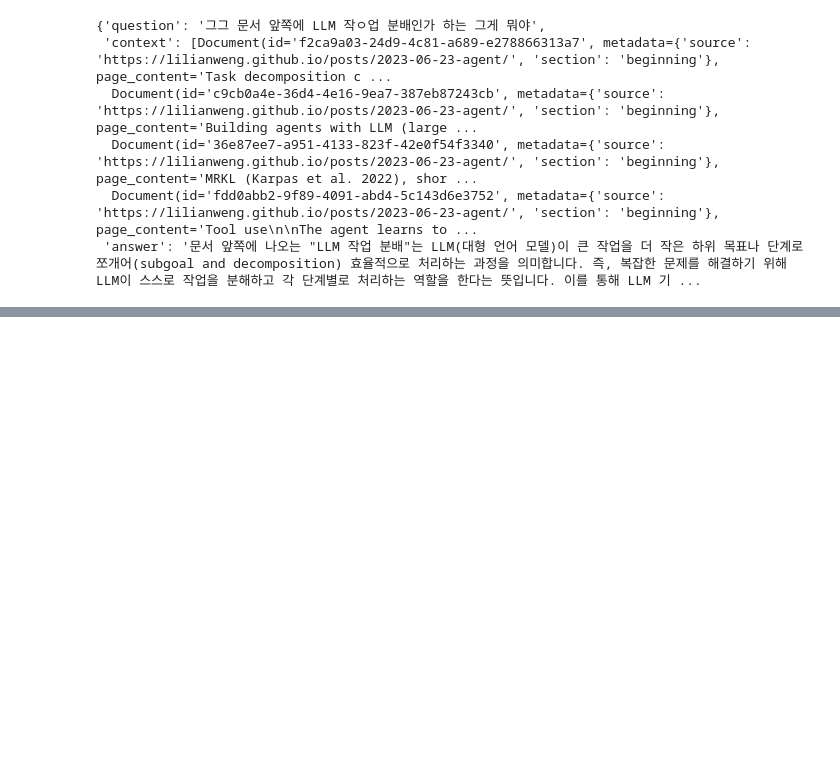
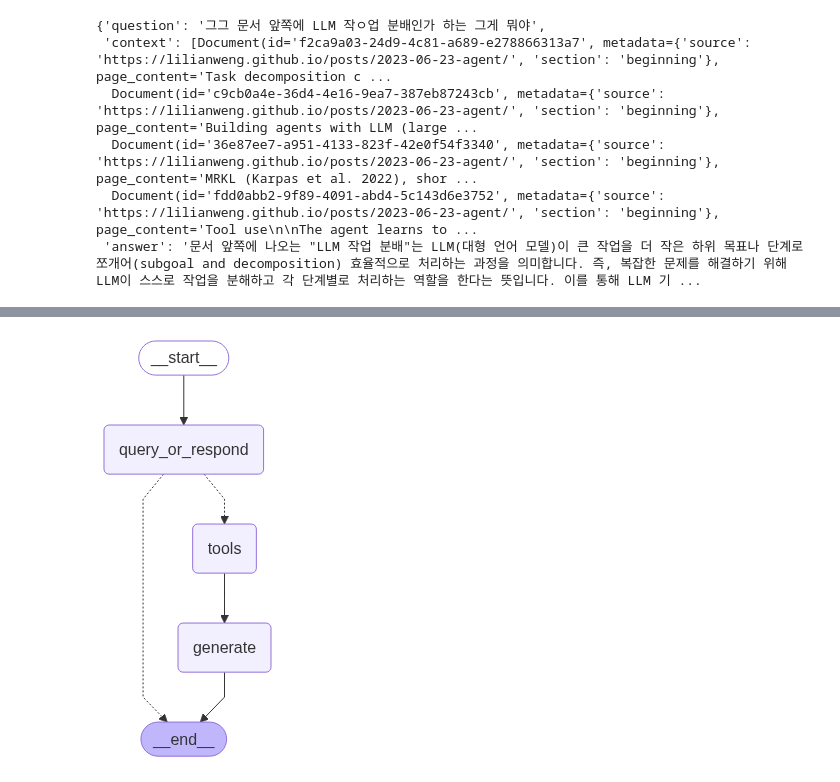
Before and after one commit to krystallinekim/TIL, a Jupyter notebook: LLM_agent/강의자료/12_langgraph_rag.ipynb, the cells around one changed output, grey strips where cells are left out. Drawn from its saved outputs; the diff is of its cells as text; code cells hidden in the pictures; blank space fills up the shorter version.

```diff
--- a/LLM_agent/강의자료/12_langgraph_rag.ipynb
+++ b/LLM_agent/강의자료/12_langgraph_rag.ipynb
@@ -228,0 +331,29 @@ graph.invoke({'question': '그그 문서 앞쪽에 LLM 작ㅇ업 분배인가
+# %%
+from langgraph.graph import StateGraph
+from langgraph.prebuilt import tools_condition
+from langgraph.graph import START, END
+from IPython.display import Image, display
+
+builder = StateGraph(MessagesState)
+
+builder.add_node('query_or_respond', query_or_respond)
+# builder.add_node(query_or_respond)  # 이렇게 쓰는것도 가능함
+builder.add_node('tools', tools)
+builder.add_node('generate', generate)
+
+# builder.set_entry_point('query_or_respond')
+builder.add_edge(START, 'query_or_respond')
+builder.add_conditional_edges(
+    'query_or_respond',
+    tools_condition,  # path - 조건에 따라 라우팅을 보냄
+    {END: END, 'tools': 'tools'}  # 정확하게 다음 노드를 지정할 수 있다. tools를 쓰지 않으면 END로, tools를 써야되면 tools로
+)
+builder.add_edge('tools', 'generate')
+# builder.set_finish_point('generate')
+builder.add_edge('generate', END)
+
+graph = builder.compile()
+
+display(Image(graph.get_graph().draw_mermaid_png()))
+# %% [output]
+[figure, added]
```
Also changed, not shown: parts of 5 cells of this notebook.
